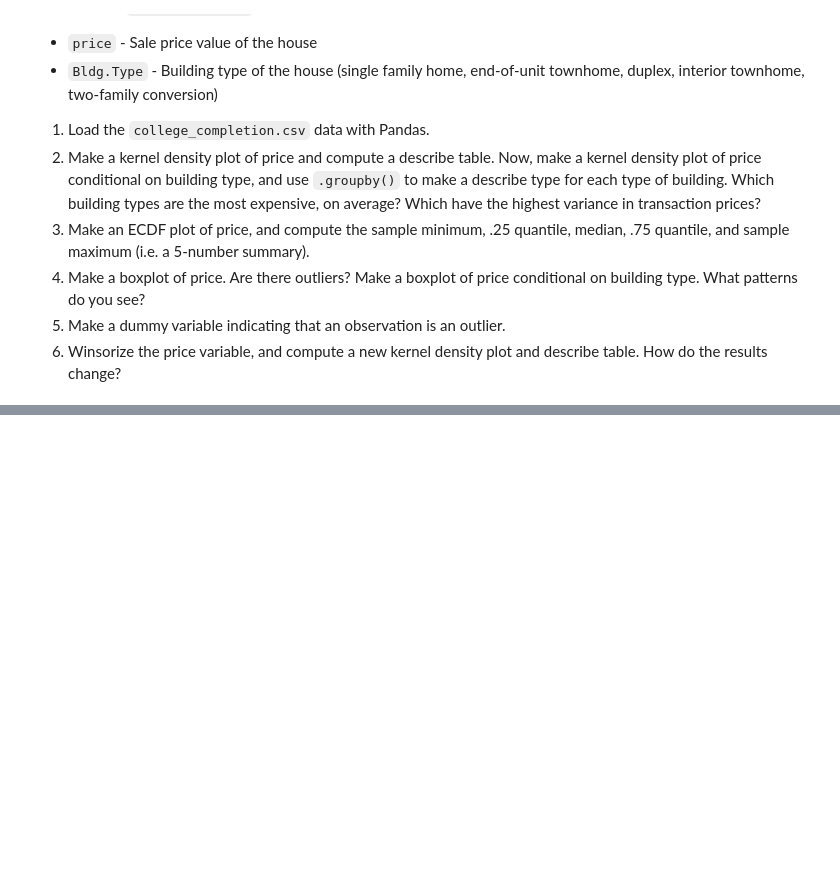
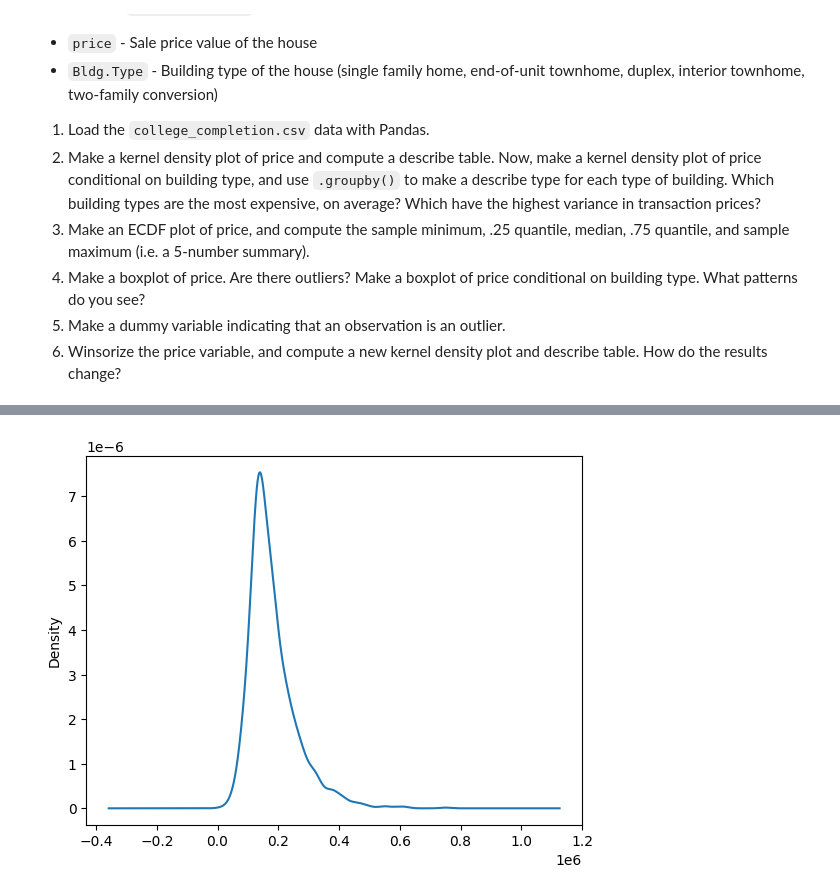
Before and after one commit to RexW999/undergrad_ml_assignments, a Jupyter notebook: 01_assignment_wrangling_and_eda.ipynb, the cells around one changed output, grey strips where cells are left out. Cells and saved outputs as stored; diff of their text form; code cells hidden in the pictures; blank space fills up the shorter version.

```diff
--- a/01_assignment_wrangling_and_eda.ipynb
+++ b/01_assignment_wrangling_and_eda.ipynb
@@ -519,3 +521,6 @@ We'll use the `ames_prices.csv` dataset. The "relevant" variables for this quest
 4. Make a boxplot of price. Are there outliers? Make a boxplot of price conditional on building type. What patterns do you see?
 5. Make a dummy variable indicating that an observation is an outlier.
 6. Winsorize the price variable, and compute a new kernel density plot and describe table. How do the results change?
+# %%
+df_ames = pd.read_csv("data/ames_prices.csv", encoding= "latin1")
+df_ames
@@ -521,0 +541,5 @@ We'll use the `ames_prices.csv` dataset. The "relevant" variables for this quest
+# %%
+kernel_density = df_ames['price'].plot(kind='kde')
+plt.show()
+# %% [output]
+[figure, added]
```
Also changed, not shown: parts of 10 cells of this notebook.
